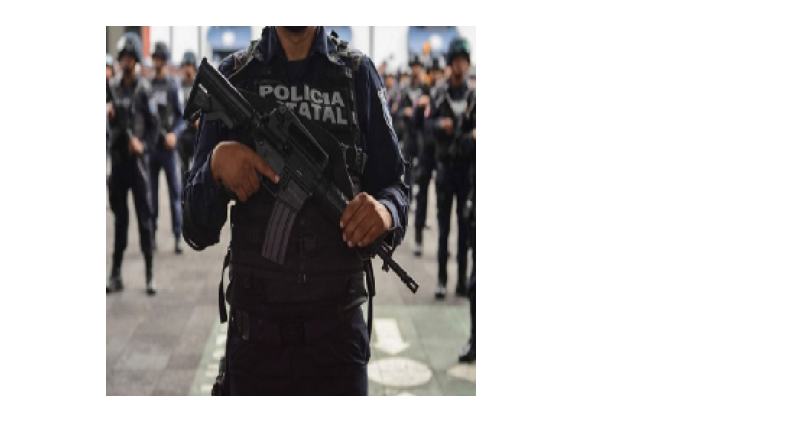
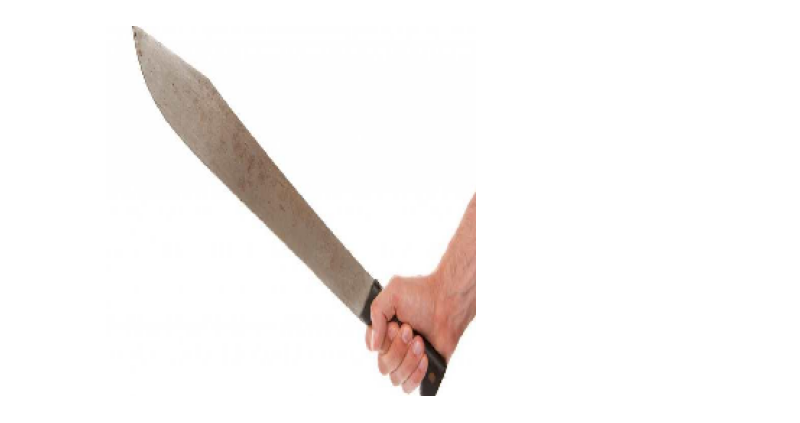
Before and after one commit to CarlosIsaelRamirezGonzalez/AlertIA, a Jupyter notebook: Artificial Intelligence/AI.ipynb, the cells around one changed output. Drawn from its saved outputs; the diff is of its cells as text; code cells hidden in the pictures.

```diff
--- a/Artificial Intelligence/AI.ipynb
+++ b/Artificial Intelligence/AI.ipynb
@@ -33,17 +33,17 @@ Model: "sequential_1"
 # %%
 # Ruta de la imagen
-image_path = "C:/Users/taqui/Downloads/Policia-prueba.jpg"
+image_path = "C:/Users/taqui/Downloads/plazaForum.jpg"
 
 # Carga la imagen y la convierte en un array numpy
 img = image.load_img(image_path, target_size=(256, 256))
 img_array = image.img_to_array(img)
 img_array = np.expand_dims(img_array, axis=0)
 
 # Muestra la imagen utilizando matplotlib
 plt.imshow(img_array[0].astype(int))
 plt.axis('off')  # Desactiva los ejes
 plt.show()
 # %% [output]
-[figure, old version]
+[figure, new version]
 # %%
 predictions = model.predict(img_array)
```
Also changed, not shown: parts of 5 cells of this notebook, 9 other files.
